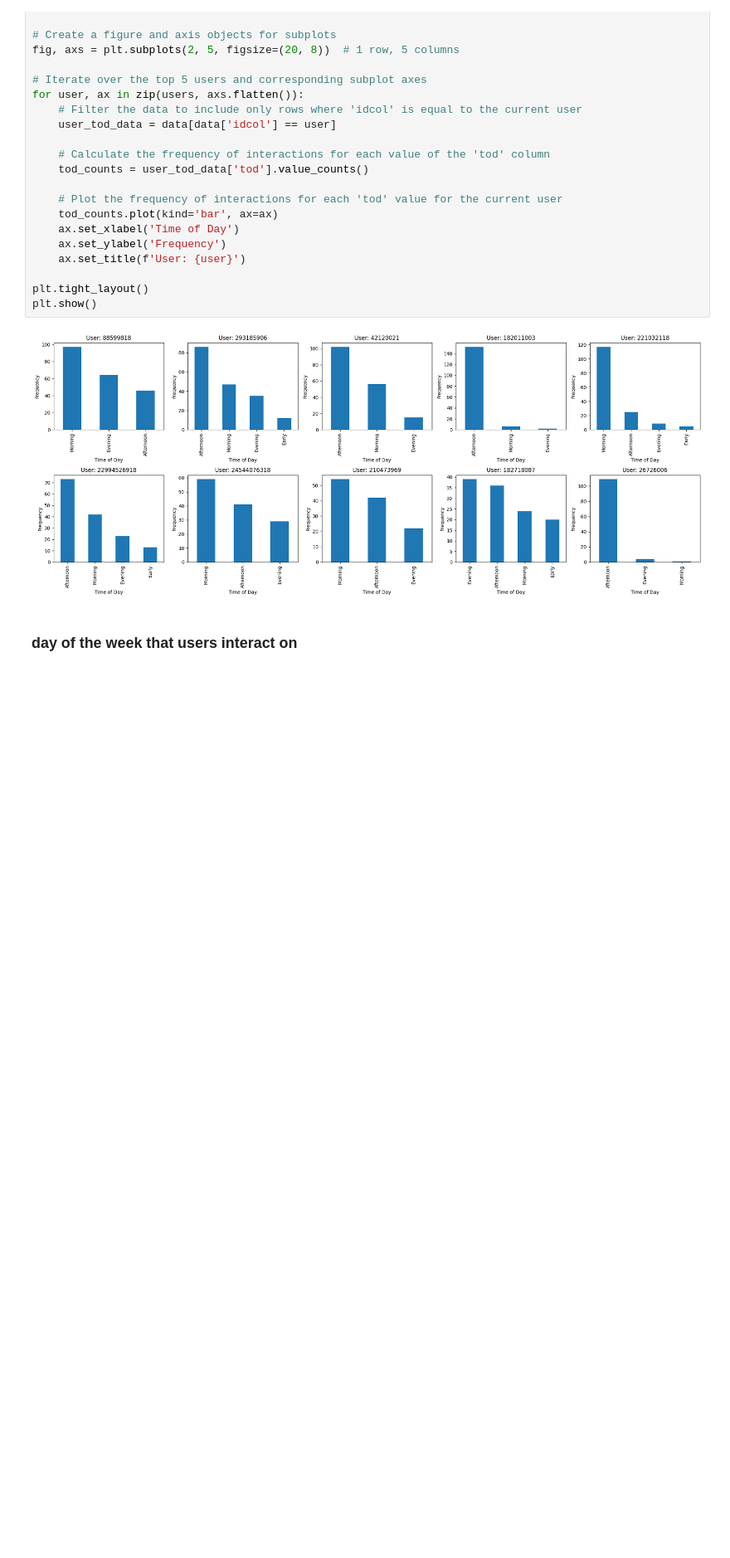
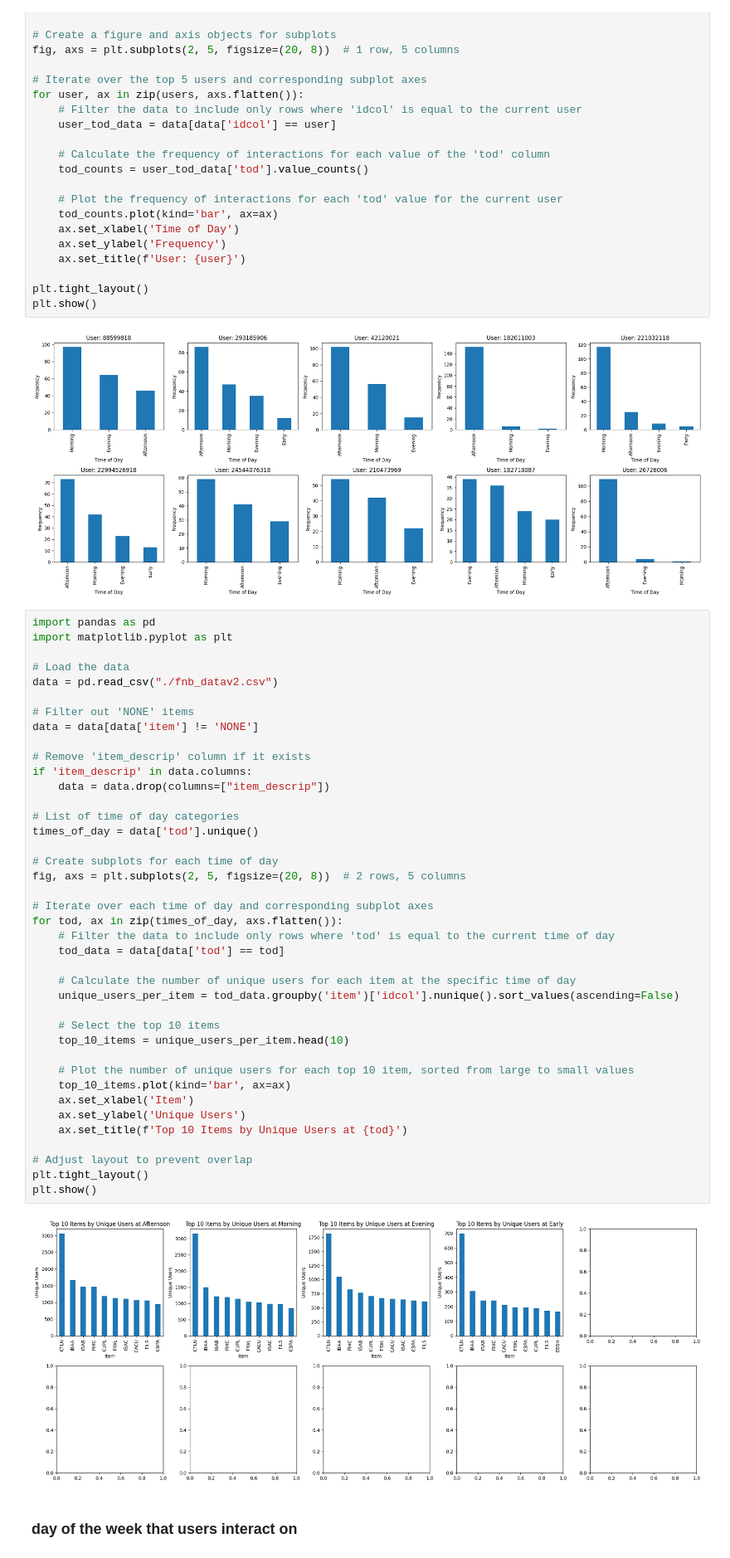
Before and after one commit to lizesteyn/FNBdataquest, a Jupyter notebook: LightFM_eda.ipynb, the cells around one changed output. Shown at 83% size. Drawn from its saved outputs; the diff is of its cells as text; blank space fills up the shorter version.

```diff
--- a/LightFM_eda.ipynb
+++ b/LightFM_eda.ipynb
@@ -897,6 +897,48 @@ plt.tight_layout()
 plt.show()
 # %% [output]
 [figure]
+# %%
+import pandas as pd
+import matplotlib.pyplot as plt
+
+# Load the data
+data = pd.read_csv("./fnb_datav2.csv")
+
+# Filter out 'NONE' items
+data = data[data['item'] != 'NONE']
+
+# Remove 'item_descrip' column if it exists
+if 'item_descrip' in data.columns:
+    data = data.drop(columns=["item_descrip"])
+
+# List of time of day categories
+times_of_day = data['tod'].unique()
+
+# Create subplots for each time of day
+fig, axs = plt.subplots(2, 5, figsize=(20, 8))  # 2 rows, 5 columns
+
+# Iterate over each time of day and corresponding subplot axes
+for tod, ax in zip(times_of_day, axs.flatten()):
+    # Filter the data to include only rows where 'tod' is equal to the current time of day
+    tod_data = data[data['tod'] == tod]
+
+    # Calculate the number of unique users for each item at the specific time of day
+    unique_users_per_item = tod_data.groupby('item')['idcol'].nunique().sort_values(ascending=False)
+
+    # Select the top 10 items
+    top_10_items = unique_users_per_item.head(10)
+
+    # Plot the number of unique users for each top 10 item, sorted from large to small values
+    top_10_items.plot(kind='bar', ax=ax)
+    ax.set_xlabel('Item')
+    ax.set_ylabel('Unique Users')
+    ax.set_title(f'Top 10 Items by Unique Users at {tod}')
+
+# Adjust layout to prevent overlap
+plt.tight_layout()
+plt.show()
+# %% [output]
+[figure, added]
 # %% [markdown]
 ### day of the week that users interact on
 # %%
```
Also changed, not shown: parts of 2 cells of this notebook.
